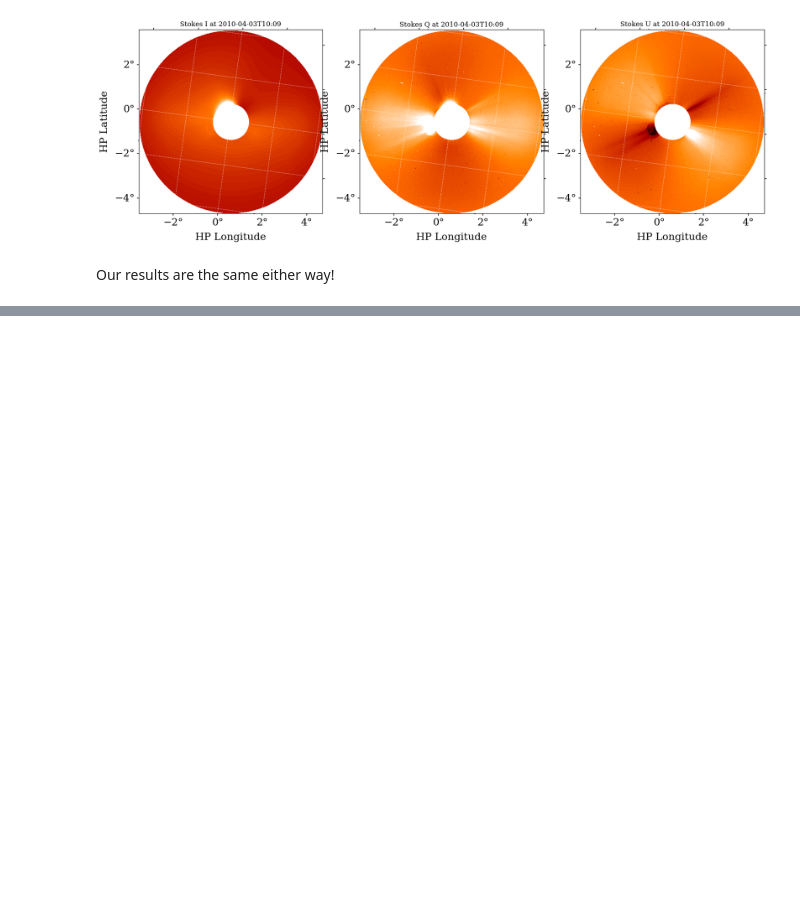
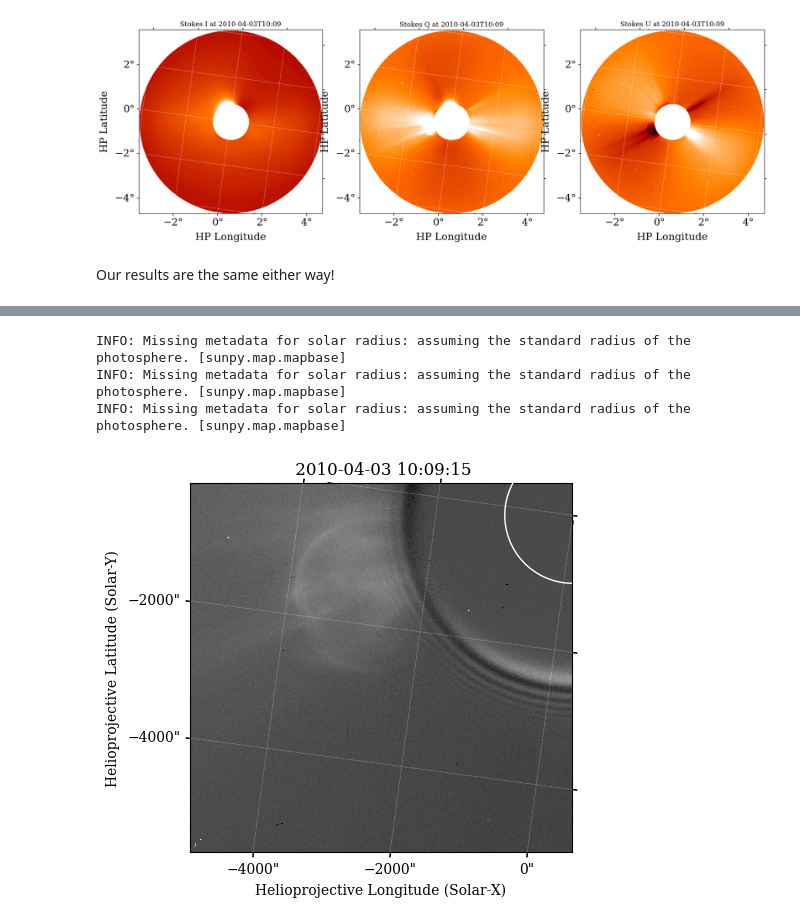
Before and after one commit to punch-mission/solpolpy, a Jupyter notebook: docs/source/example.ipynb, the cells around one changed output, grey strips where cells are left out. Cells and saved outputs as stored; diff of their text form; code cells hidden in the pictures; blank space fills up the shorter version.

```diff
--- a/docs/source/example.ipynb
+++ b/docs/source/example.ipynb
@@ -207,0 +252,17 @@ Our results are the same either way!
+# %%
+top_right = SkyCoord(0 * u.arcsec, -200 * u.arcsec, frame=outmap[1].coordinate_frame)
+bottom_left = SkyCoord(-5000 * u.arcsec, -5000 * u.arcsec, frame=outmap[1].coordinate_frame)
+out_submap = outmap[1].submap(bottom_left, top_right=top_right)
+# %%
+fig = plt.figure()
+ax = fig.add_subplot(projection=out_submap)
+image = out_submap.plot(axes=ax)
+out_submap.draw_limb(axes=ax)
+ax.set_title(ax.get_title())
+
+plt.show()
+# %% [output]
+INFO: Missing metadata for solar radius: assuming the standard radius of the photosphere. [sunpy.map.mapbase]
+INFO: Missing metadata for solar radius: assuming the standard radius of the photosphere. [sunpy.map.mapbase]
+INFO: Missing metadata for solar radius: assuming the standard radius of the photosphere. [sunpy.map.mapbase]
+[figure, added]
```
Also changed, not shown: parts of 13 cells of this notebook, 4 other files.
